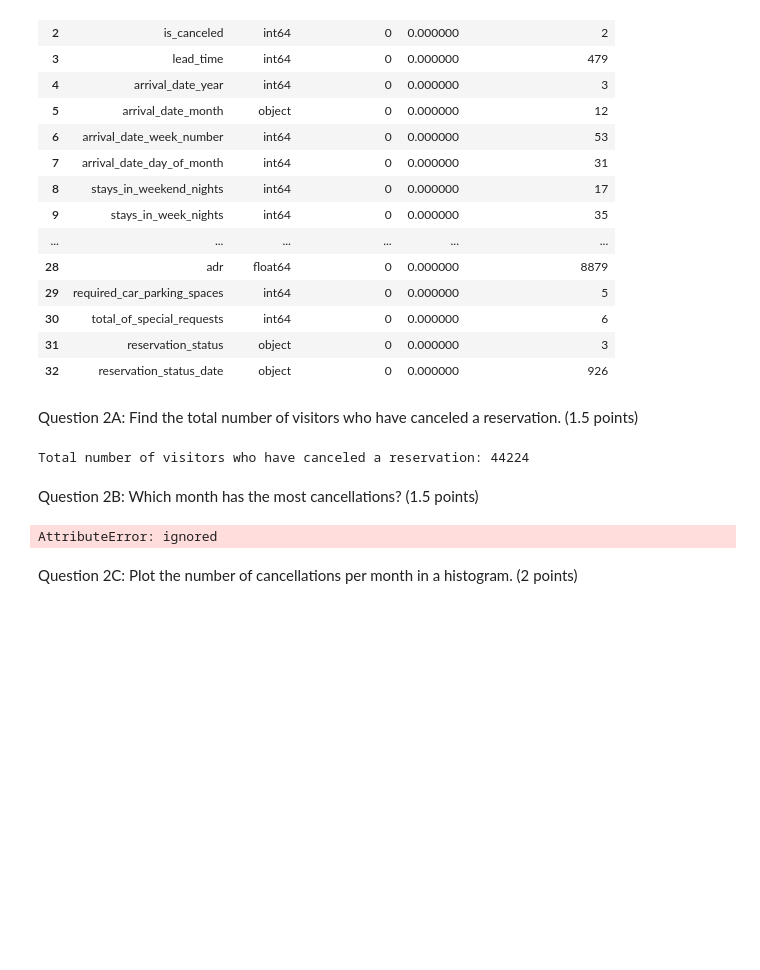
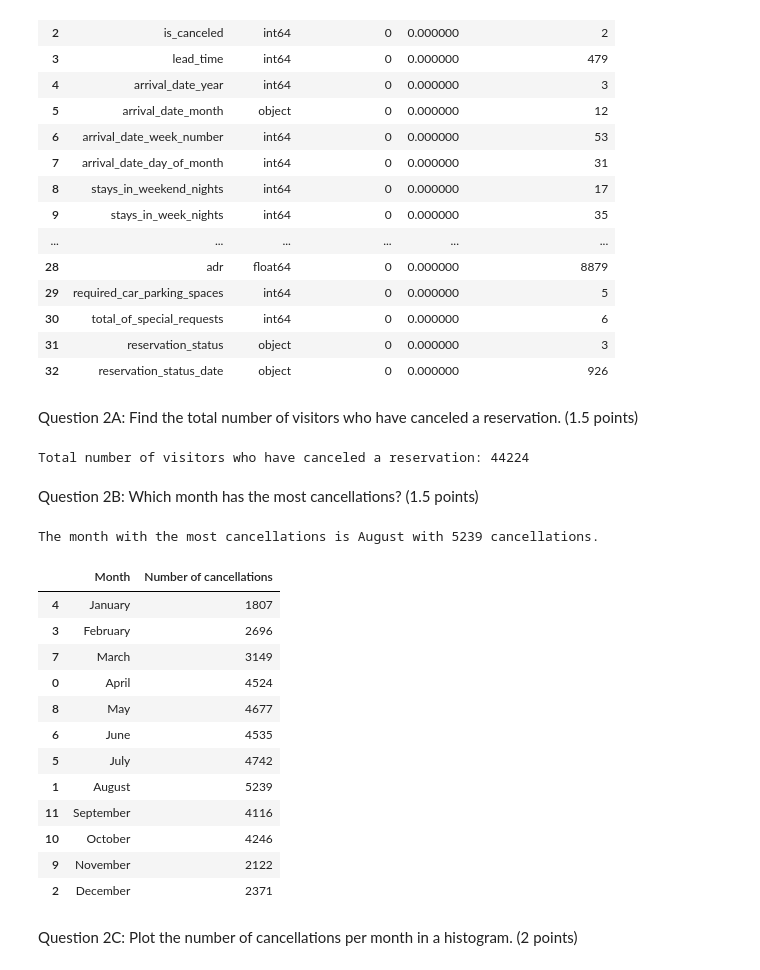
Before and after one commit to khatgarhaastha/MSAI339_HW1, a Jupyter notebook: Aastha_Khatgarh_MSAI339_HW1.ipynb, the cells around one changed output. Cells and saved outputs as stored; diff of their text form; code cells hidden in the pictures; blank space fills up the shorter version.

```diff
--- a/Aastha_Khatgarh_MSAI339_HW1.ipynb
+++ b/Aastha_Khatgarh_MSAI339_HW1.ipynb
@@ -97,13 +97,42 @@ print(f"Total number of visitors who have canceled a reservation: {total_cancele
 Total number of visitors who have canceled a reservation: 44224
 # %% [markdown]
 Question 2B: Which month has the most cancellations? (1.5 points)
-# %%
-canceled_reservations = df[df['is_canceled'] == 1]
-cancellations_by_month = canceled_reservations.groupby('arrival_date_month').size()
-most_cancellations_month = cancellations_by_month.idmax()
-most_cancellations_count = cancellations_by_month.max()
-print(f"The month with the most cancellations is {most_cancellations_month} with {most_cancellations_count} cancellations.")
-# %% [output]
-AttributeError: ignored
+# %%
+canceled_reservations = df[df['is_canceled'] == 1]
+cancellations_by_month = canceled_reservations.groupby('arrival_date_month').size()
+most_cancellations_month = cancellations_by_month.idxmax()
+most_cancellations_count = cancellations_by_month.max()
+
+# Printing the most cancellations with the corresponding month
+print(f"The month with the most cancellations is {most_cancellations_month} with {most_cancellations_count} cancellations. \n\n")
+
+# Making a dataframe for better visualisation of data and utilising html to diaplay table
+df_cancellations_by_month = cancellations_by_month.reset_index()
+df_cancellations_by_month.columns = ['Month', 'Number of cancellations']
+
+# Sorting the table by months in ascending order
+month_order = ['January', 'February', 'March', 'April', 'May', 'June', 'July', 'August', 'September', 'October', 'November', 'December']
+df_cancellations_by_month['Month'] = pd.Categorical(df_cancellations_by_month['Month'], categories = month_order, ordered = True)
+df_cancellations_by_month = df_cancellations_by_month.sort_values('Month')
+
+#df_cancellations_by_month.set_index('Month', inplace=True)
+
+# Print the sorted dataframe for cancelletions in each month
+styled_df(df_cancellations_by_month)
+# %% [output]
+The month with the most cancellations is August with 5239 cancellations.
+|  | Month | Number of cancellations |
+| 4 | January | 1807 |
+| 3 | February | 2696 |
+| 7 | March | 3149 |
+| 0 | April | 4524 |
+| 8 | May | 4677 |
+| 6 | June | 4535 |
+| 5 | July | 4742 |
+| 1 | August | 5239 |
+| 11 | September | 4116 |
+| 10 | October | 4246 |
+| 9 | November | 2122 |
+| 2 | December | 2371 |
 # %% [markdown]
 Question 2C: Plot the number of cancellations per month in a histogram. (2 points)
```
Also changed, not shown: parts of 1 cell of this notebook.
